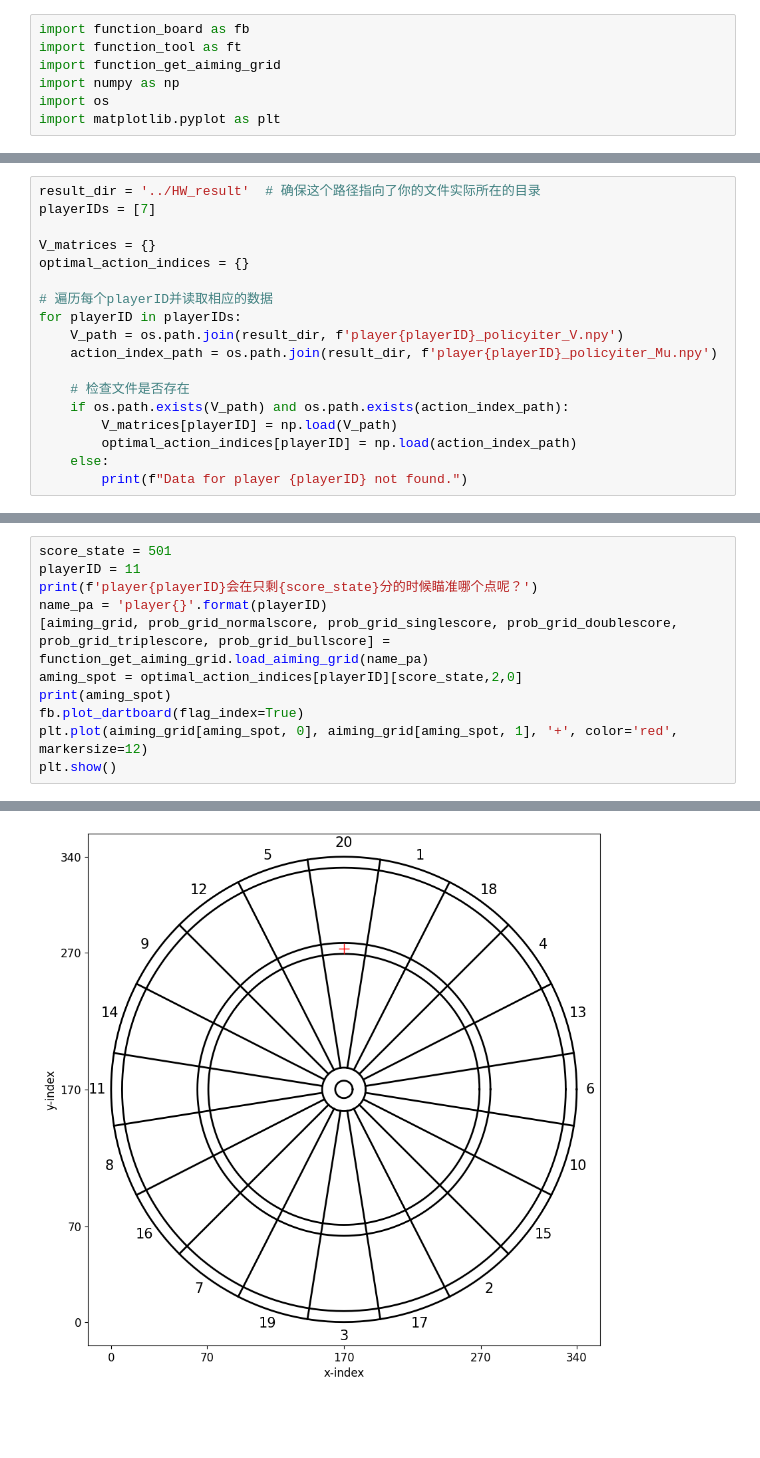
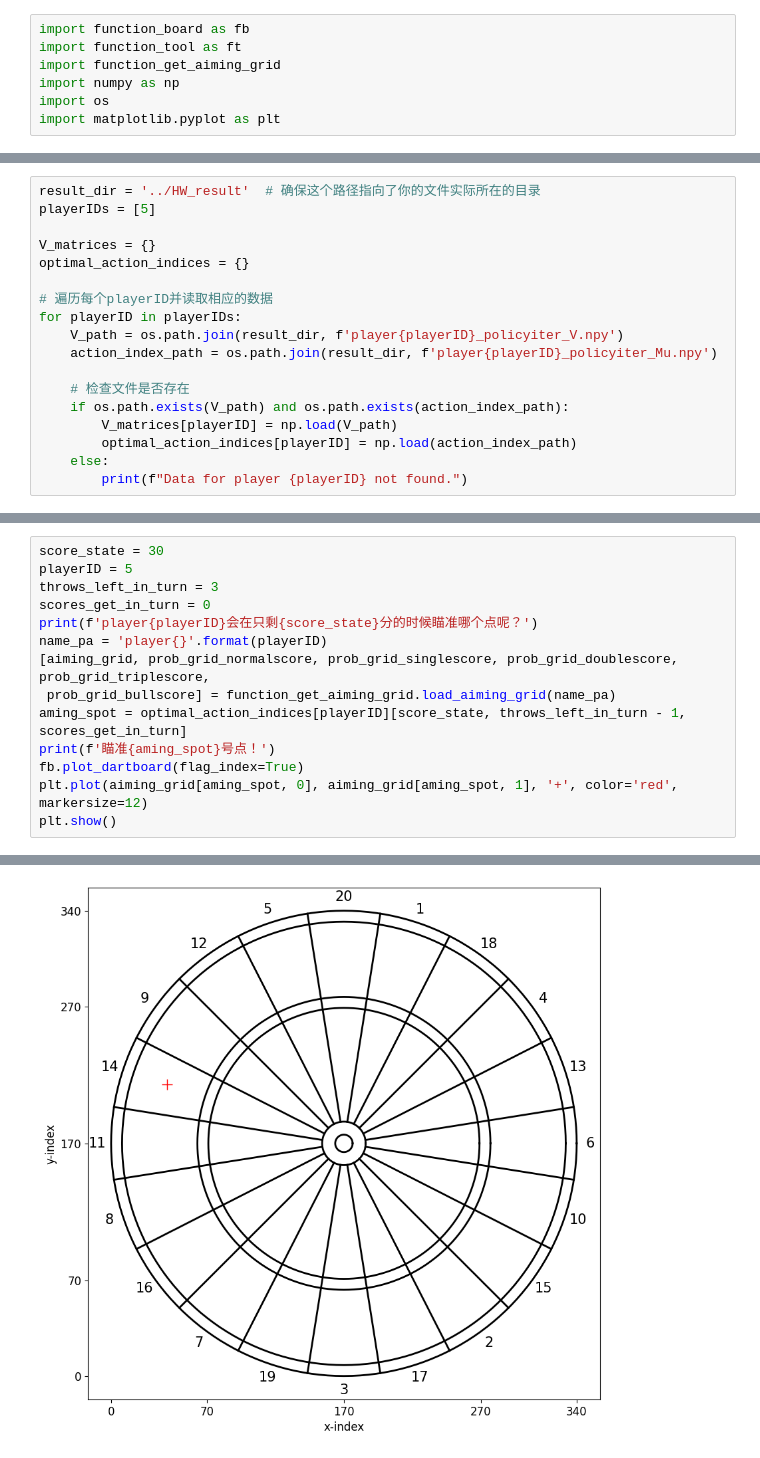
Before and after one commit to JadeFluteSwordsmanship/DartProject, a Jupyter notebook: version0/script/HW_show_plot.ipynb, the cells around one changed output, grey strips where cells are left out. Cells and saved outputs as stored; diff of their text form; blank space fills up the shorter version.

```diff
--- a/version0/script/HW_show_plot.ipynb
+++ b/version0/script/HW_show_plot.ipynb
@@ -80,6 +85,6 @@ This is for Player7 value:
 # %%
 result_dir = '../HW_result'  # 确保这个路径指向了你的文件实际所在的目录
-playerIDs = [7]
+playerIDs = [5]
 
 V_matrices = {}
 optimal_action_indices = {}
@@ -113,11 +118,14 @@ This is for Player7 policy:
 # %%
-score_state = 501
-playerID = 11
+score_state = 30
+playerID = 5
+throws_left_in_turn = 3
+scores_get_in_turn = 0
 print(f'player{playerID}会在只剩{score_state}分的时候瞄准哪个点呢？')
 name_pa = 'player{}'.format(playerID)
-[aiming_grid, prob_grid_normalscore, prob_grid_singlescore, prob_grid_doublescore, prob_grid_triplescore, prob_grid_bullscore] = function_get_aiming_grid.load_aiming_grid(name_pa)
-aming_spot = optimal_action_indices[playerID][score_state,2,0]
-print(aming_spot)
+[aiming_grid, prob_grid_normalscore, prob_grid_singlescore, prob_grid_doublescore, prob_grid_triplescore,
+ prob_grid_bullscore] = function_get_aiming_grid.load_aiming_grid(name_pa)
+aming_spot = optimal_action_indices[playerID][score_state, throws_left_in_turn - 1, scores_get_in_turn]
+print(f'瞄准{aming_spot}号点！')
 fb.plot_dartboard(flag_index=True)
 plt.plot(aiming_grid[aming_spot, 0], aiming_grid[aming_spot, 1], '+', color='red', markersize=12)
 plt.show()
@@ -128 +136 @@ load_pickle from ../../data_parameter/player_gaussin_fit/grid_v2/player11_gaussi
-[figure, old version]
+[figure, new version]
```
Also changed, not shown: parts of 9 cells of this notebook, 2 other files.
